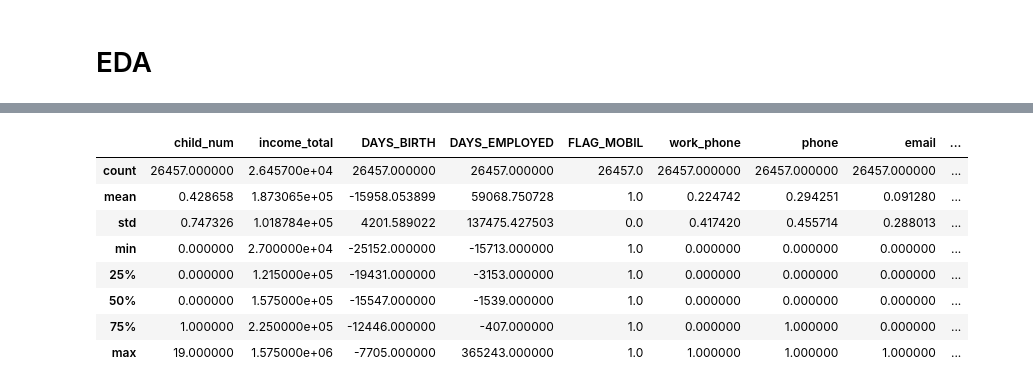
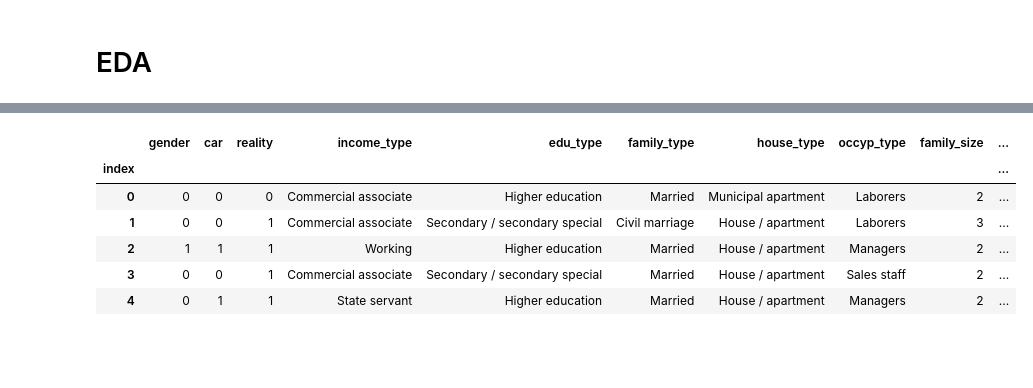
Before and after one commit to mhson-stack/credit-card-overdue-prediciton-ML-project, a Jupyter notebook: credit-card-overdue-eda.ipynb, the cells around one changed output, grey strips where cells are left out. Cells and saved outputs as stored; diff of their text form; code cells hidden in the pictures; blank space fills up the shorter version.

```diff
--- a/credit-card-overdue-eda.ipynb
+++ b/credit-card-overdue-eda.ipynb
@@ -40,2 +83,44 @@ memory usage: 1.4+ MB
+# %%
+def pre_processing(df):
+    df['gender'] = df['gender'].map(lambda x: 1 if x == 'M' else 0)
+    df['car'] = df['car'].map(lambda x: 1 if x == 'Y' else 0)
+    df['reality'] = df['reality'].map(lambda x: 1 if x == 'Y' else 0)
+
+    df['age'] = (df['DAYS_BIRTH'].abs())/365
+    df['age'] = df['age'].astype(int)
+
+    df['work_year'] = (-df['DAYS_EMPLOYED'])/365
+    df.loc[df['work_year'] < 0, 'work_year'] = 0
+    df['work_year'] = df['work_year'].apply(np.ceil).astype(int)
+
+    df['use_month'] = df['begin_month'].abs()
+    df['use_month'] = df['use_month'].astype(int)
+
+    df['family_size'] = df['family_size'].astype(int)
+    # df['credit'] = df['credit'].astype(int)
+
+    df.loc[df['work_year'] == 0, 'occyp_type'] = 'Unoccupied'
+    df['occyp_type'] = df['occyp_type'].fillna('Laborers')
+
+    return df
+# %%
+def outlier(df):
+    df = df[(df['family_size'] <= 7)]
+    return df
+# %%
+train_copy = train.copy()
+test_copy = test.copy()
+train_feature = pre_processing(train_copy)
+train_feature = outlier(train_feature)
+test_proccessed = pre_processing(test_copy)
+
+feature = ['gender', 'car', 'reality', 'income_type', 'edu_type', 'family_type', 'house_type', 'occyp_type', 'family_size', 'age', 'work_year', 'use_month', 'income_total']
+target = ['credit']
+
+X_train = train_feature[feature]
+y_train = train_feature[target]
+train = pd.concat([X_train, y_train], axis = 1)
+
+X_test = test_proccessed[feature]
 # %%
 train.info()
@@ -60,12 +182,10 @@ memory usage: 4.0+ MB
 # %%
-train.describe()
+train.head()
 # %% [output]
-|  | child_num | income_total | DAYS_BIRTH | DAYS_EMPLOYED | FLAG_MOBIL | work_phone | phone | email | ... |
-| count | 26457.000000 | 2.645700e+04 | 26457.000000 | 26457.000000 | 26457.0 | 26457.000000 | 26457.000000 | 26457.000000 | ... |
-| mean | 0.428658 | 1.873065e+05 | -15958.053899 | 59068.750728 | 1.0 | 0.224742 | 0.294251 | 0.091280 | ... |
-| std | 0.747326 | 1.018784e+05 | 4201.589022 | 137475.427503 | 0.0 | 0.417420 | 0.455714 | 0.288013 | ... |
-| min | 0.000000 | 2.700000e+04 | -25152.000000 | -15713.000000 | 1.0 | 0.000000 | 0.000000 | 0.000000 | ... |
-| 25% | 0.000000 | 1.215000e+05 | -19431.000000 | -3153.000000 | 1.0 | 0.000000 | 0.000000 | 0.000000 | ... |
-| 50% | 0.000000 | 1.575000e+05 | -15547.000000 | -1539.000000 | 1.0 | 0.000000 | 0.000000 | 0.000000 | ... |
-| 75% | 1.000000 | 2.250000e+05 | -12446.000000 | -407.000000 | 1.0 | 0.000000 | 1.000000 | 0.000000 | ... |
-| max | 19.000000 | 1.575000e+06 | -7705.000000 | 365243.000000 | 1.0 | 1.000000 | 1.000000 | 1.000000 | ... |
+|  | gender | car | reality | income_type | edu_type | family_type | house_type | occyp_type | family_size | ... |
+| index |  |  |  |  |  |  |  |  |  | ... |
+| 0 | 0 | 0 | 0 | Commercial associate | Higher education | Married | Municipal apartment | Laborers | 2 | ... |
+| 1 | 0 | 0 | 1 | Commercial associate | Secondary / secondary special | Civil marriage | House / apartment | Laborers | 3 | ... |
+| 2 | 1 | 1 | 1 | Working | Higher education | Married | House / apartment | Managers | 2 | ... |
+| 3 | 0 | 0 | 1 | Commercial associate | Secondary / secondary special | Married | House / apartment | Sales staff | 2 | ... |
+| 4 | 0 | 1 | 1 | State servant | Higher education | Married | House / apartment | Managers | 2 | ... |
```
Also changed, not shown: parts of 20 cells of this notebook.
